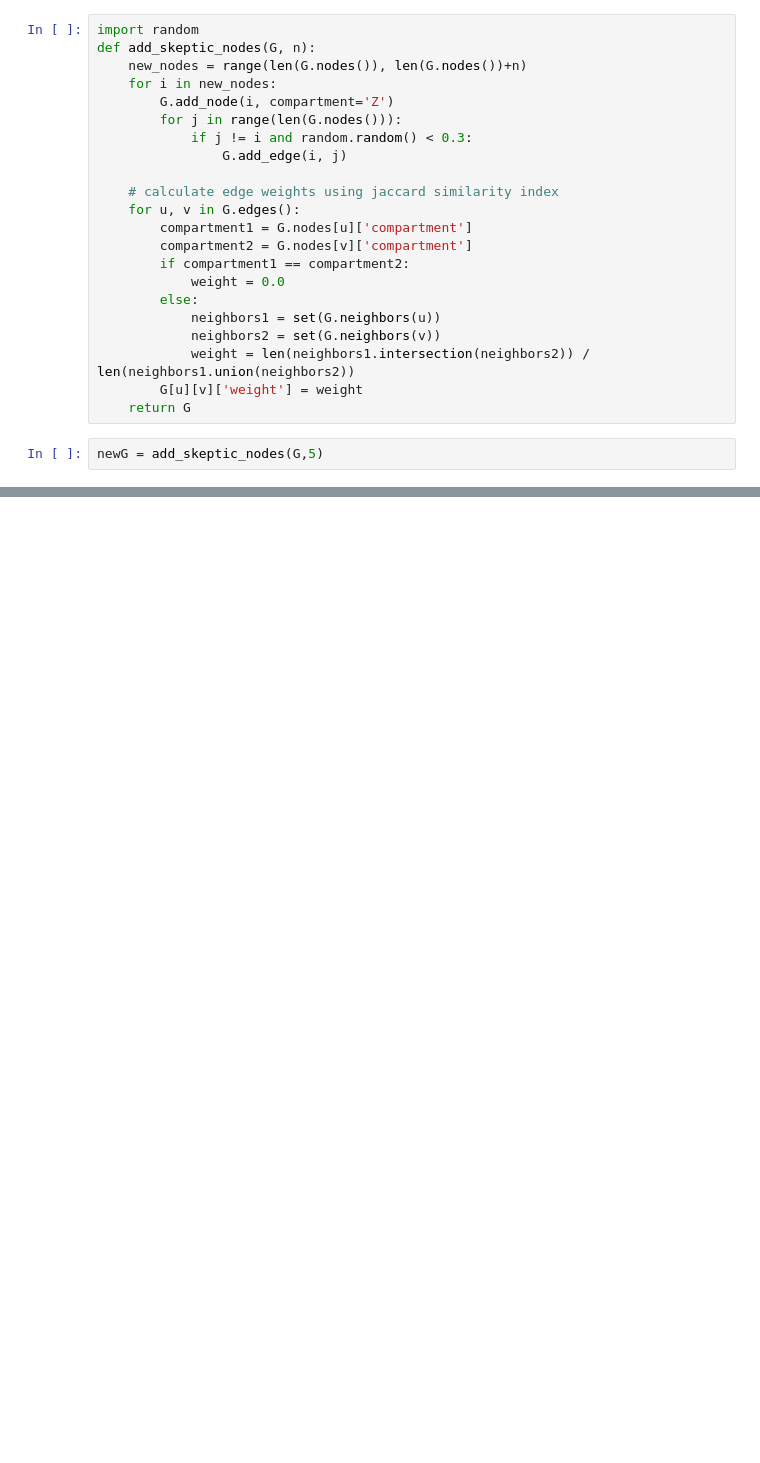
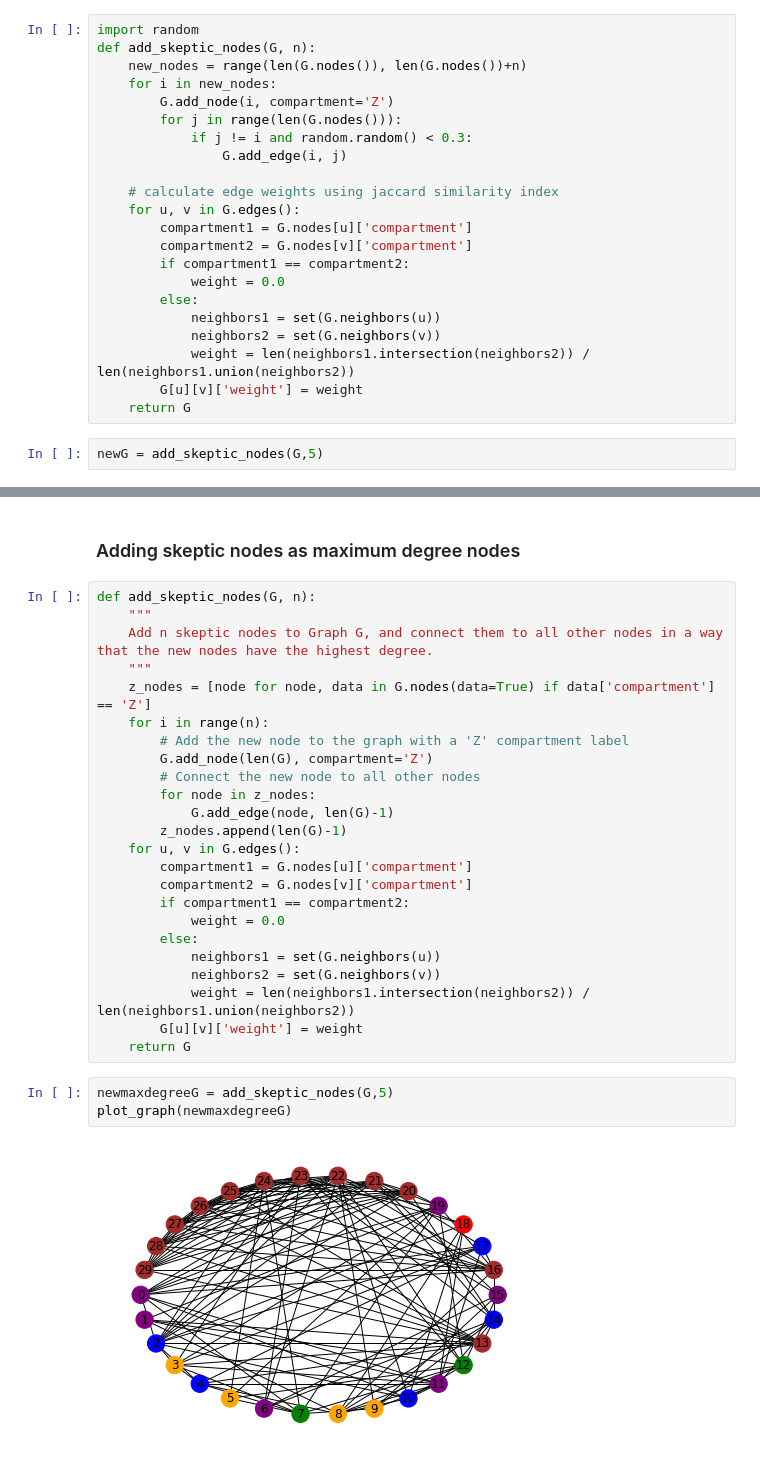
Before and after one commit to sujoyyyy/OSN-Graphs, a Jupyter notebook: sensitivity.ipynb, the cells around one changed output, grey strips where cells are left out. Drawn from its saved outputs; the diff is of its cells as text; blank space fills up the shorter version.

Commit message:
Added max degree analysis

```diff
--- a/sensitivity.ipynb
+++ b/sensitivity.ipynb
@@ -389,0 +396,31 @@ Number of nodes in compartment Z: 11
+# %% [markdown]
+### Adding skeptic nodes as maximum degree nodes
+# %%
+def add_skeptic_nodes(G, n):
+    """
+    Add n skeptic nodes to Graph G, and connect them to all other nodes in a way that the new nodes have the highest degree.
+    """
+    z_nodes = [node for node, data in G.nodes(data=True) if data['compartment'] == 'Z']
+    for i in range(n):
+        # Add the new node to the graph with a 'Z' compartment label
+        G.add_node(len(G), compartment='Z')
+        # Connect the new node to all other nodes
+        for node in z_nodes:
+            G.add_edge(node, len(G)-1)
+        z_nodes.append(len(G)-1)
+    for u, v in G.edges():
+        compartment1 = G.nodes[u]['compartment']
+        compartment2 = G.nodes[v]['compartment']
+        if compartment1 == compartment2:
+            weight = 0.0
+        else:
+            neighbors1 = set(G.neighbors(u))
+            neighbors2 = set(G.neighbors(v))
+            weight = len(neighbors1.intersection(neighbors2)) / len(neighbors1.union(neighbors2))
+        G[u][v]['weight'] = weight
+    return G
+# %%
+newmaxdegreeG = add_skeptic_nodes(G,5)
+plot_graph(newmaxdegreeG)
+# %% [output]
+[figure, added]
```
Also changed, not shown: parts of 19 cells of this notebook.
